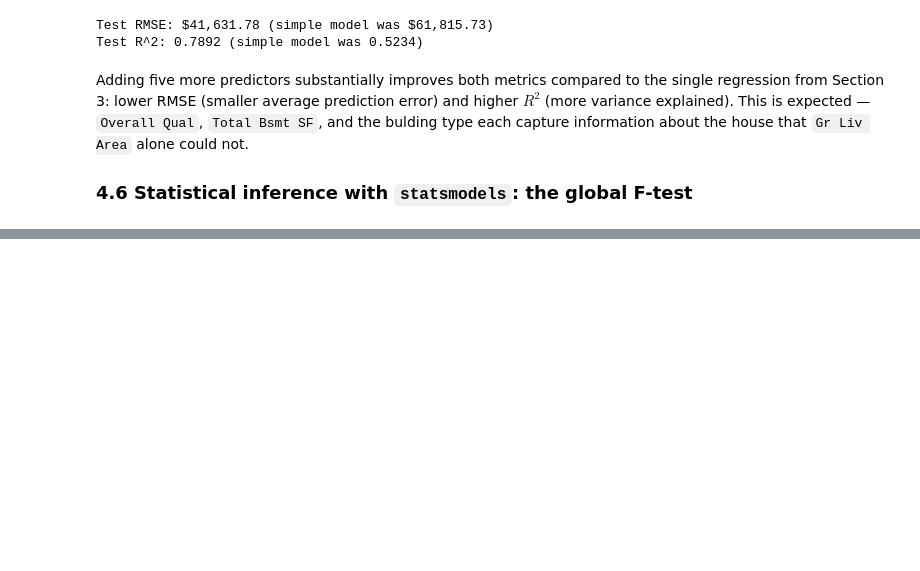
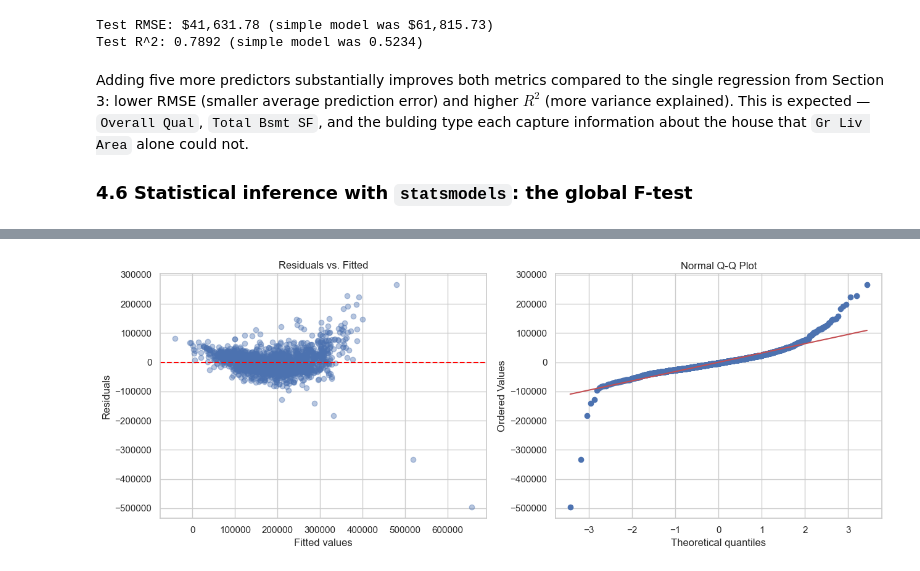
Before and after one commit to danielfdez-ds/ML-Notes-and-Projects, a Jupyter notebook: 01_Linear_Regression/01LinearRegression.ipynb, the cells around one changed output, grey strips where cells are left out. Saved outputs shown, nothing was run; the diff lists cells and outputs as text; code cells hidden in the pictures; blank space fills up the shorter version.

Commit message:
VIF and its interpretation. Residual diagnostics. Conclusions.

```diff
--- a/01_Linear_Regression/01LinearRegression.ipynb
+++ b/01_Linear_Regression/01LinearRegression.ipynb
@@ -644,0 +691,21 @@ In Section 3, the F-test and the t-test were mathematically equivalent ($F=t^2$)
+# %%
+from scipy import stats
+
+fitted_values = ols_multi_results.fittedvalues
+residuals = ols_multi_results.resid
+
+fig, axes = plt.subplots(1, 2, figsize=(13, 5))
+
+axes[0].scatter(fitted_values, residuals, alpha=0.4)
+axes[0].axhline(y=0, color='red', linestyle='--')
+axes[0].set_xlabel("Fitted values")
+axes[0].set_ylabel("Residuals")
+axes[0].set_title("Residuals vs. Fitted")
+
+stats.probplot(residuals, dist="norm", plot=axes[1])
+axes[1].set_title("Normal Q-Q Plot")
+
+plt.tight_layout()
+plt.show()
+# %% [output]
+[figure, added]
```
Also changed, not shown: parts of 10 cells of this notebook.
